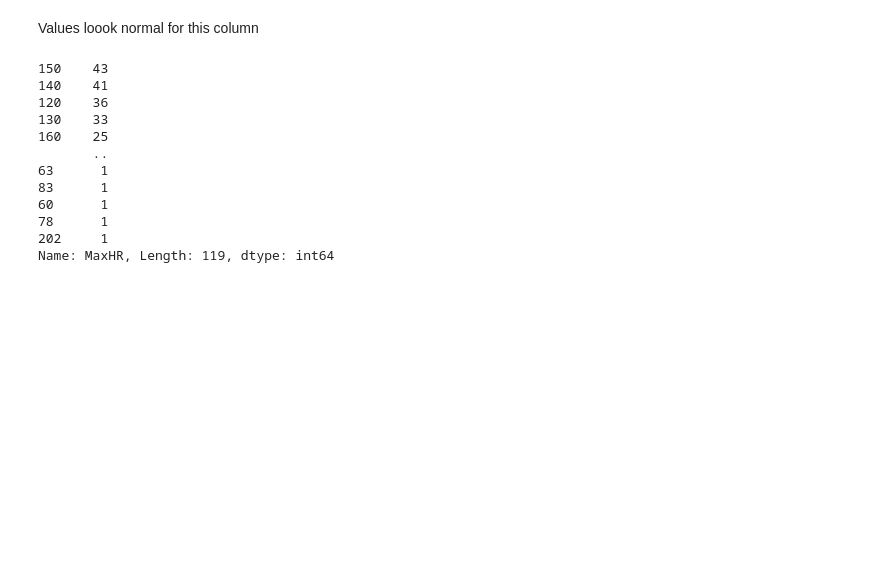
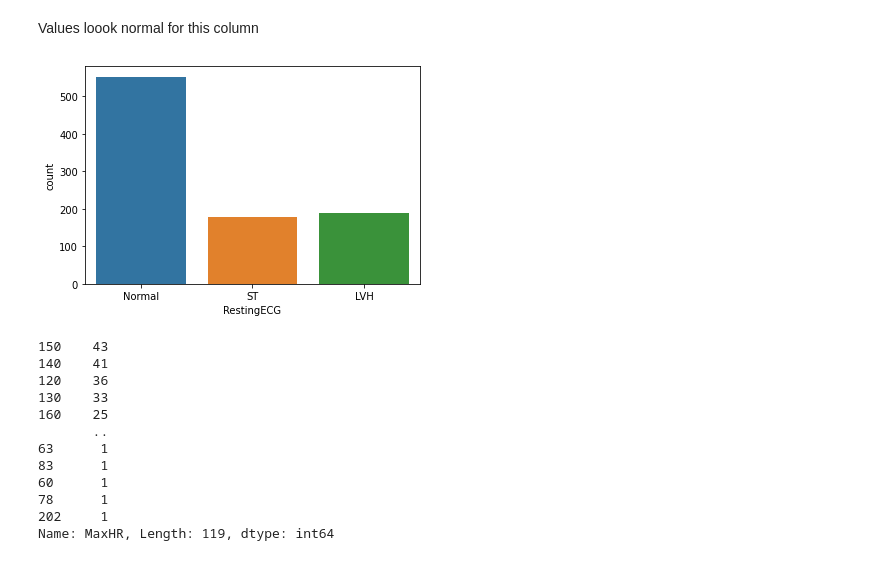
Before and after one commit to AbdoIbrahim/project2, a Jupyter notebook: Project_2_Part_2(Core).ipynb, the cells around one changed output. Cells and saved outputs as stored; diff of their text form; code cells hidden in the pictures; blank space fills up the shorter version.

```diff
--- a/Project_2_Part_2(Core).ipynb
+++ b/Project_2_Part_2(Core).ipynb
@@ -348,6 +315,10 @@ ST        178
 Name: RestingECG, dtype: int64
 # %% [markdown]
 Values loook normal for this column
+# %%
+sns.countplot(x="RestingECG", data=ml_df);
+# %% [output]
+[figure, added]
 # %%
 df['MaxHR'].value_counts()
 # %% [output]
```
Also changed, not shown: parts of 56 cells of this notebook.
